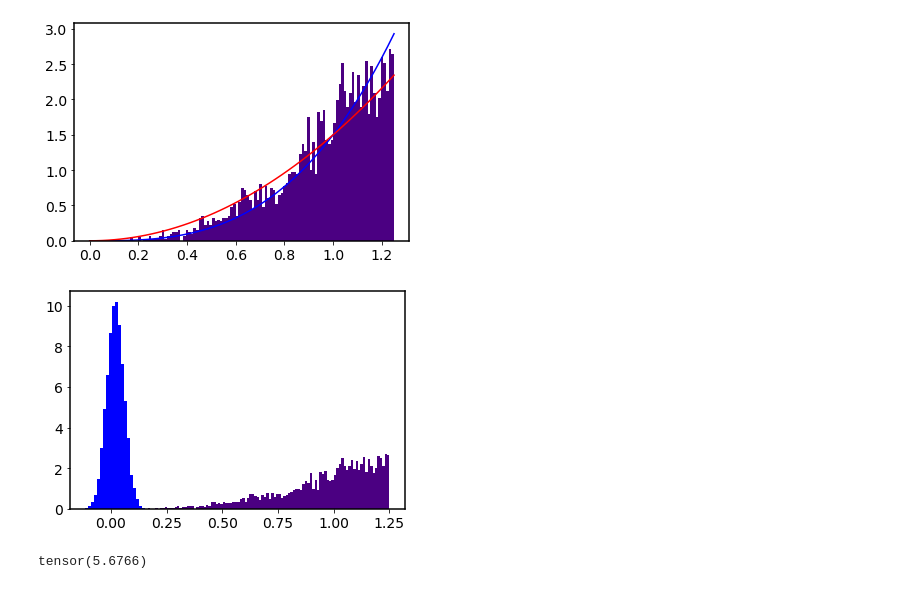
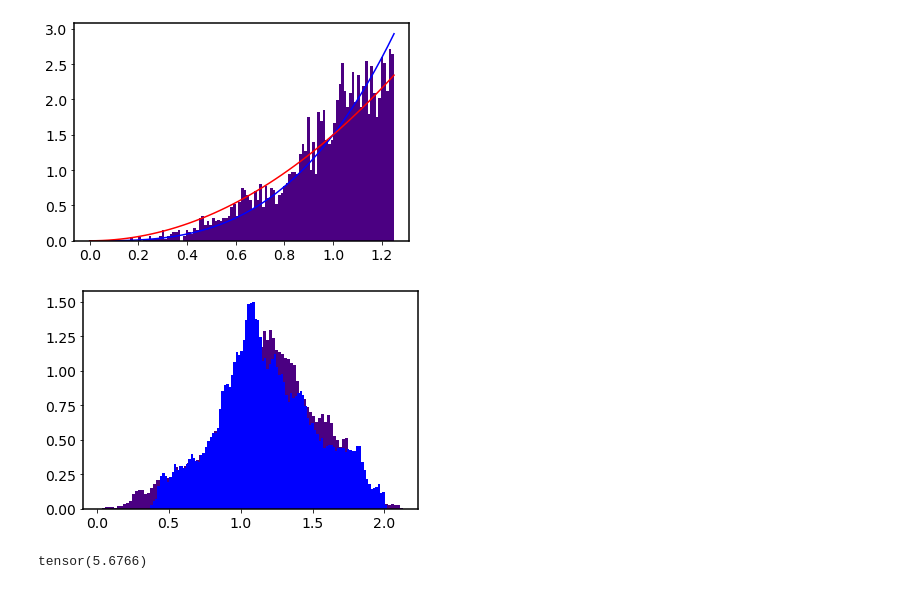
Before and after one commit to ispirovjr/Thesis-Project-Cosmic-Web, a Jupyter notebook: JupyterNotebooks/Model Tester.ipynb, the cells around one changed output. Drawn from its saved outputs; the diff is of its cells as text; code cells hidden in the pictures.

```diff
--- a/JupyterNotebooks/Model Tester.ipynb
+++ b/JupyterNotebooks/Model Tester.ipynb
@@ -185,10 +185,10 @@ learning_rate = 1e-2 #sc/1e5
 epochs = 40
 bmark = 1e3/sc
 # %%
-GoodPath = "/Users/users/spirov/ThesisProject/Snapshots/NewGoodSnap.pt"
+GoodPath = "/Users/users/spirov/ThesisProject/Snapshots/BigmodelSnapshot.pt"
 
-model =StraightNetwork() #BottleneckNetwork() # StraightNetwork() #
-model.load_state_dict(torch.load(GoodPath))
+model =Unet() #BottleneckNetwork() # StraightNetwork() #
+model.load_state_dict(torch.load(GoodPath,map_location=torch.device('cpu')))
 
 dataPath = "/Users/users/spirov/Blk/Nexus Project/Thesis-Project-Cosmic-Web/Data/Testing/"
 
@@ -451,10 +470,10 @@ plt.plot(x,1.5*x**2)
 [figure]
 # %%
 plt.hist(label,100,density=True)
-plt.hist(mod,20,density=True)
+plt.hist(mod,100,density=True)
 plt.show()
 # %% [output]
-[figure, old version]
+[figure, new version]
 # %%
 mod.std()/label.std() + label.std()/mod.std()
 # %% [output]
```
Also changed, not shown: parts of 12 cells of this notebook, 12 other files.
